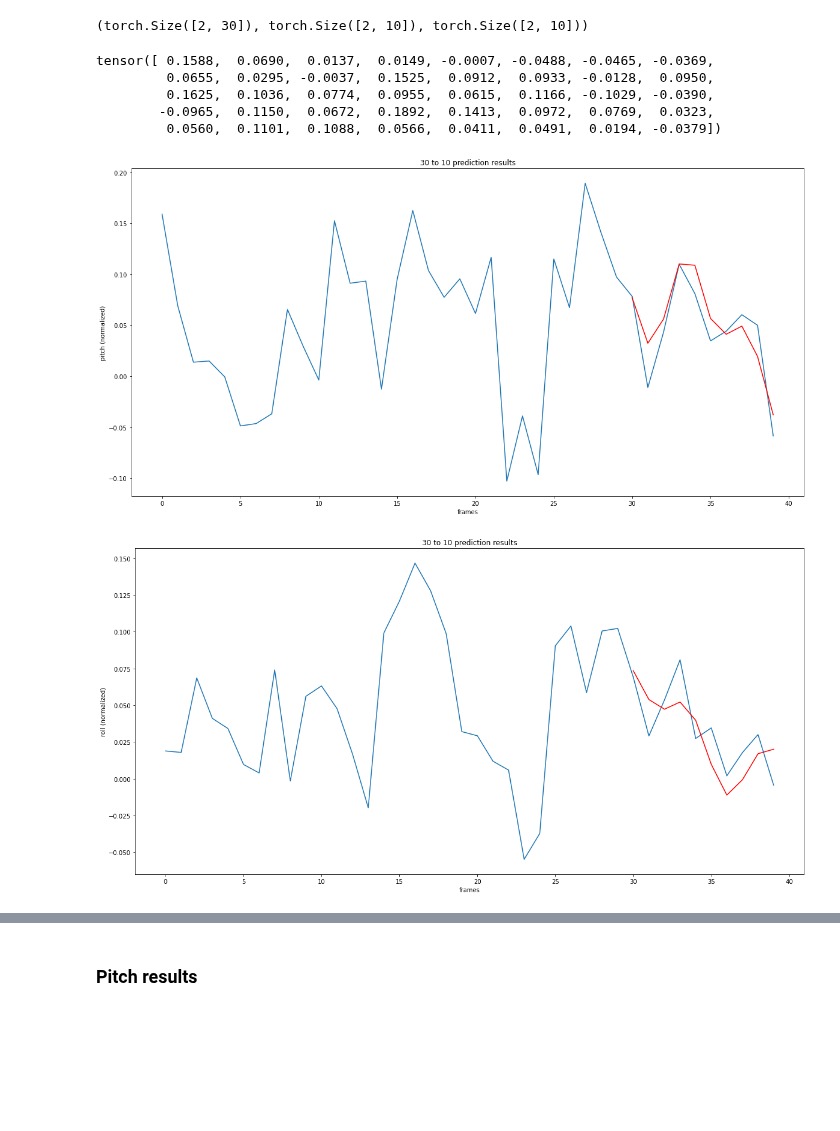
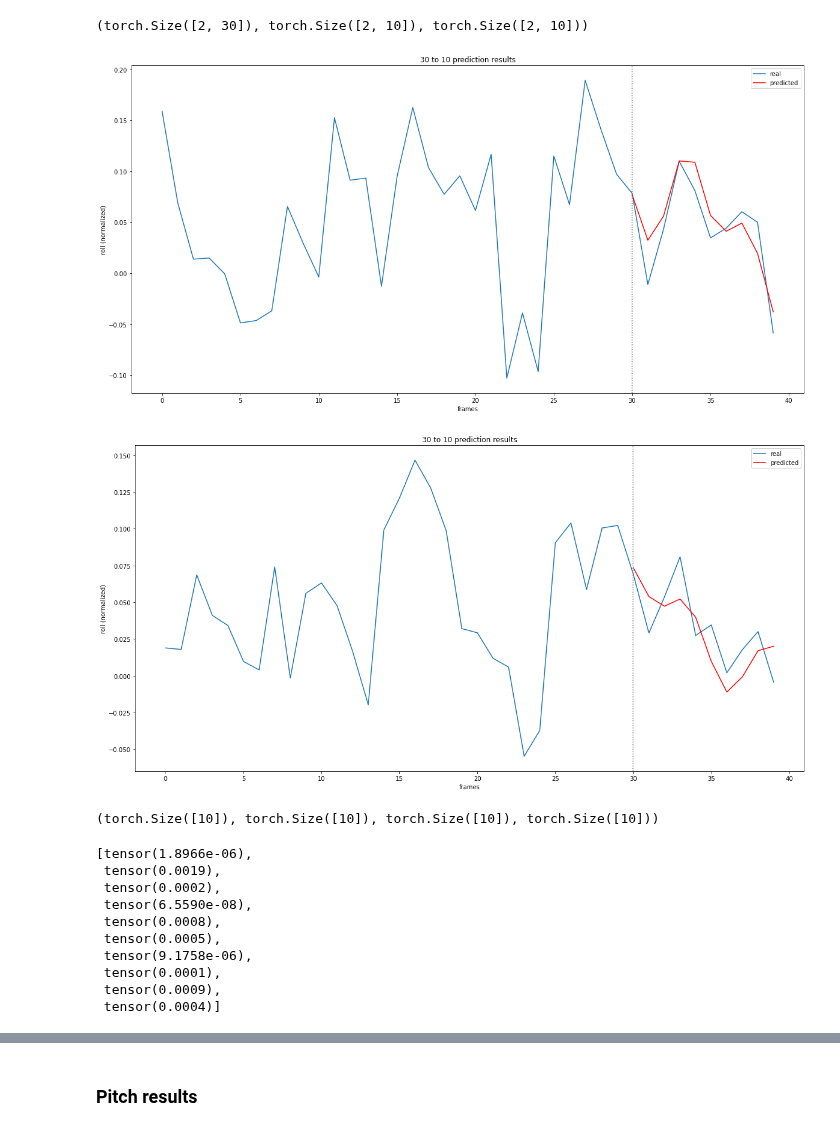
Before and after one commit to lancedw/3D-state-prediction-for-surface-vessels-using-IMU-data-and-images, a Jupyter notebook: code/notebooks/pr_sequence_predictor.ipynb, the cells around one changed output, grey strips where cells are left out. Cells and saved outputs as stored; diff of their text form; code cells hidden in the pictures; blank space fills up the shorter version.

Commit message:
code clean up sequence model

```diff
--- a/code/notebooks/pr_sequence_predictor.ipynb
+++ b/code/notebooks/pr_sequence_predictor.ipynb
@@ -591,7 +591,7 @@ for epoch in tqdm(range(n_epochs)):
             y_train = batch["labels"].cuda()
 
         # Predict on forward pass
-        y_pred, encoder_hidden = model.forward(x_train)
+        y_pred = model.forward(x_train)
         if CUDA:
             y_pred = y_pred.cuda()
         # Calculate loss/error
@@ -612,6 +612,6 @@ for epoch in tqdm(range(n_epochs)):
 
     mean = sum/len(losses_batch)
     losses_epoch.append(mean)
-    if(epoch%5 == 0):
+    if(epoch%1 == 0):
         print(f"EPOCH {epoch} training loss: {mean}")
 # %% [output]
@@ -632,6 +638,7 @@ plt.show()
 filename = f'model_states/PR_LSTM_sequence_{FRAMES_IN}in_{FRAMES_OUT}out_epochs{NUM_EPOCHS}'
 torch.save(model.state_dict(), filename)
 # %%
+filename = f'model_states/PR_LSTM_sequence_{FRAMES_IN}in_{FRAMES_OUT}out_epochs{NUM_EPOCHS}'
 loaded_model = LSTM_seq2seq(input_size=FRAMES_IN, output_size=FRAMES_OUT)
 loaded_model.load_state_dict(torch.load(filename))
 if CUDA:
@@ -667,9 +675,11 @@ print(x_test.shape, y_test.shape)
 # %% [output]
 torch.Size([1, 2, 30]) torch.Size([1, 2, 10])
 # %%
+criterion = nn.MSELoss()
+
 with torch.no_grad():
-    y_pred, _ = loaded_model(x_test)
+    y_pred = loaded_model(x_test)
     loss = criterion(y_pred, y_test)
-    print(f'prediction:\t{y_pred}\nreal:\t\t{y_test}')
+    print(f'predicted pitch:\t{y_pred.squeeze(0)[0]}\nreal pitch:\t\t{y_test.squeeze(0)[0]}')
     print("loss:", loss.item())
 # %% [output]
@@ -698,39 +691,34 @@ tensor([[[ 0.1588,  0.0690,  0.0137,  0.0149, -0.0007, -0.0488, -0.0465,
 # %%
 x_test.squeeze(0).shape
-input_sequence = x_test.squeeze(0)
-output_sequence = y_test.squeeze(0)
-predicted_sequence = y_pred.squeeze(0)
+input_sequence = x_test.squeeze(0).cpu()
+output_sequence = y_test.squeeze(0).cpu()
+predicted_sequence = y_pred.squeeze(0).cpu()
 input_sequence.shape, output_sequence.shape, predicted_sequence.shape
 # %% [output]
 (torch.Size([2, 30]), torch.Size([2, 10]), torch.Size([2, 10]))
-# %%
-pitch = torch.cat((input_sequence[0], predicted_sequence[0]))
-pitch
-# %% [output]
-tensor([ 0.1588,  0.0690,  0.0137,  0.0149, -0.0007, -0.0488, -0.0465, -0.0369,
-         0.0655,  0.0295, -0.0037,  0.1525,  0.0912,  0.0933, -0.0128,  0.0950,
-         0.1625,  0.1036,  0.0774,  0.0955,  0.0615,  0.1166, -0.1029, -0.0390,
-        -0.0965,  0.1150,  0.0672,  0.1892,  0.1413,  0.0972,  0.0769,  0.0323,
-         0.0560,  0.1101,  0.1088,  0.0566,  0.0411,  0.0491,  0.0194, -0.0379])
 # %%
 frames = np.arange(0,FRAMES_IN+FRAMES_OUT)
 fig, ax = plt.subplots(figsize=(20, 10))
-ax.plot(frames, torch.cat((input_sequence[0], output_sequence[0])))
-ax.plot(frames[FRAMES_IN:], predicted_sequence[0], color="red")
+ax.plot(frames, torch.cat((input_sequence[0], output_sequence[0])), label="real")
+ax.plot(frames[FRAMES_IN:], predicted_sequence[0], color="red", label='predicted')
+plt.axvline(x=30, color='grey', linestyle='dotted')
 ax.set_xlabel('frames')
-ax.set_ylabel('pitch (normalized)')
+ax.set_ylabel('roll (normalized)')
 ax.set_title('30 to 10 prediction results')
+plt.legend()
 plt.show()
 # %% [output]
-[figure, old version]
+[figure, new version]
 # %%
 frames = np.arange(0,FRAMES_IN+FRAMES_OUT)
 fig, ax = plt.subplots(figsize=(20, 10))
-ax.plot(frames, torch.cat((input_sequence[1], output_sequence[1])))
-ax.plot(frames[FRAMES_IN:], predicted_sequence[1], color="red")
+ax.plot(frames, torch.cat((input_sequence[1], output_sequence[1])), label="real")
+ax.plot(frames[FRAMES_IN:], predicted_sequence[1], color="red", label='predicted')
+plt.axvline(x=30, color='grey', linestyle='dotted')
 ax.set_xlabel('frames')
 ax.set_ylabel('roll (normalized)')
 ax.set_title('30 to 10 prediction results')
+plt.legend()
 plt.show()
 # %% [output]
-[figure, old version]
+[figure, new version]
@@ -753,7 +751,7 @@ with torch.no_grad():
 # %%
 # Predictions[0] = np array object
-# Predictions[0][0] = pitch value
-# Predictions[0][1] = roll value
+# Predictions[0][0] = pitch sequence
+# Predictions[0][1] = roll sequence
 
 pitch_predictions = []
 roll_predictions = []
@@ -766,3 +764,21 @@ for i in range(len(predictions)):
     roll_predictions.append(predictions[i][1])
     pitch_label.append(labels[i][0])
     roll_label.append(labels[i][1])
+
+pitch_predictions[0].shape, roll_predictions[0].shape, pitch_label[0].shape, roll_label[0].shape
+# %% [output]
+(torch.Size([10]), torch.Size([10]), torch.Size([10]), torch.Size([10]))
+# %%
+lpf = loss_per_frame(pitch_predictions[0], pitch_label[0])
+lpf
+# %% [output]
+[tensor(1.8966e-06),
+ tensor(0.0019),
+ tensor(0.0002),
+ tensor(6.5590e-08),
+ tensor(0.0008),
+ tensor(0.0005),
+ tensor(9.1758e-06),
+ tensor(0.0001),
+ tensor(0.0009),
+ tensor(0.0004)]
```
Also changed, not shown: parts of 13 cells of this notebook.
